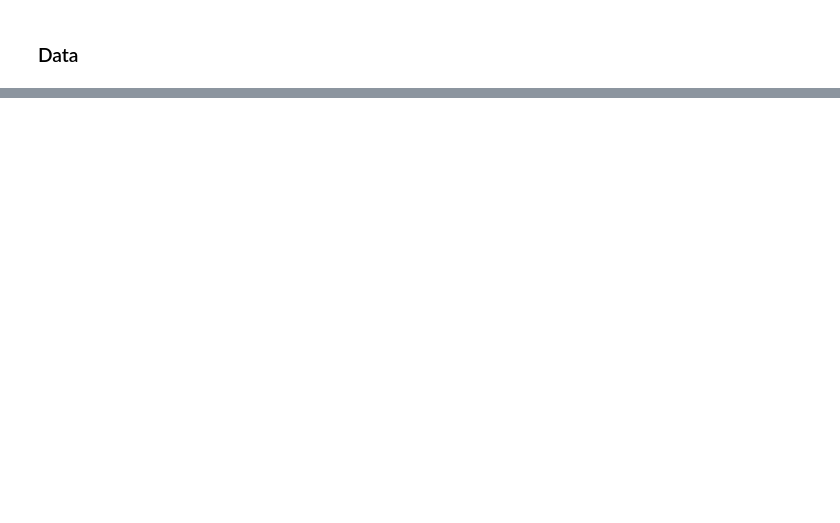
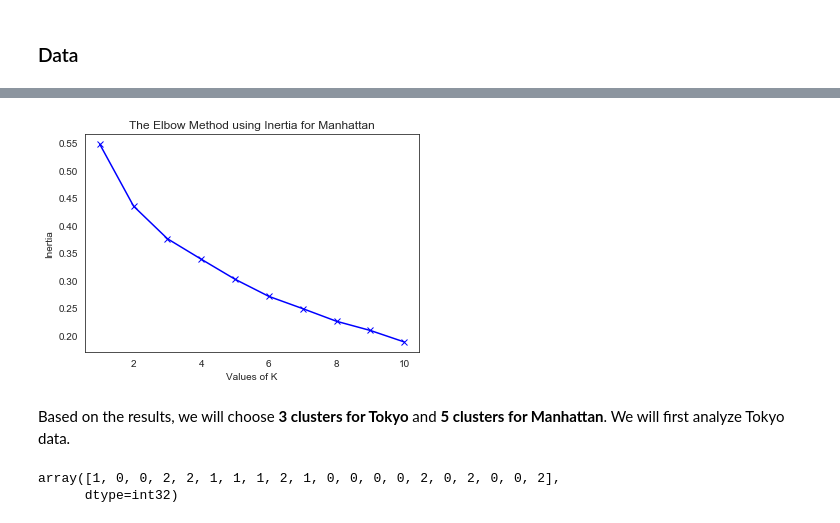
Before and after one commit to XiyueWang/IBM_data_science_coursera_capstone, a Jupyter notebook: A Battle of Neighbors.ipynb, the cells around one changed output, grey strips where cells are left out. Saved outputs shown, nothing was run; the diff lists cells and outputs as text; code cells hidden in the pictures; blank space fills up the shorter version.

```diff
--- a/A Battle of Neighbors.ipynb
+++ b/A Battle of Neighbors.ipynb
@@ -97,0 +257,3 @@ Next, we will use these three datasets to perform a KMeans clustering study to i
+# %%
+manhattan_grouped = manhattan_onehot.groupby('Neighborhood').mean().reset_index()
+manhattan_grouped.head()
@@ -97,0 +287,29 @@ Next, we will use these three datasets to perform a KMeans clustering study to i
+# %%
+# optimal clusters for Manhattan
+inertias = []
+K = range(1,11)
+
+for k in K:
+    #Building and fitting the model
+    kmeanModel = KMeans(n_clusters=k).fit(manhattan_grouped.iloc[:, 1:])
+    inertias.append(kmeanModel.inertia_)
+
+plt.plot(K, inertias, 'bx-')
+plt.xlabel('Values of K')
+plt.ylabel('Inertia')
+plt.title('The Elbow Method using Inertia for Manhattan')
+plt.show()
+# %% [output]
+[figure, added]
+# %% [markdown]
+Based on the results, we will choose **3 clusters for Tokyo** and **5 clusters for Manhattan**. We will first analyze Tokyo data.
+# %%
+# set number of clusters
+tokyo_grouped_clustering = tokyo_grouped.drop('Neighborhood', 1)
+# run k-means clustering
+kmeans = KMeans(n_clusters=3, random_state=0).fit(tokyo_grouped_clustering)
+# check cluster labels generated for each row in the dataframe
+kmeans.labels_[0:20]
+# %% [output]
+array([1, 0, 0, 2, 2, 1, 1, 1, 2, 1, 0, 0, 0, 0, 2, 0, 2, 0, 0, 2],
+      dtype=int32)
```
Also changed, not shown: parts of 132 cells of this notebook, 5 other files.
